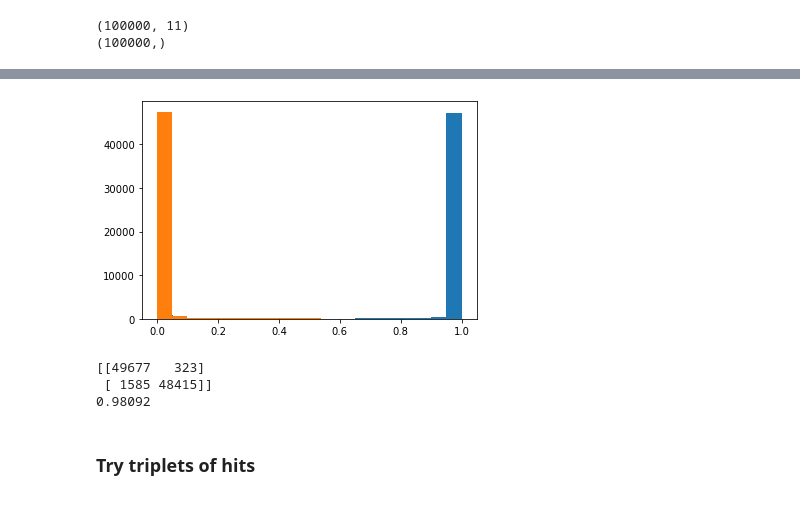
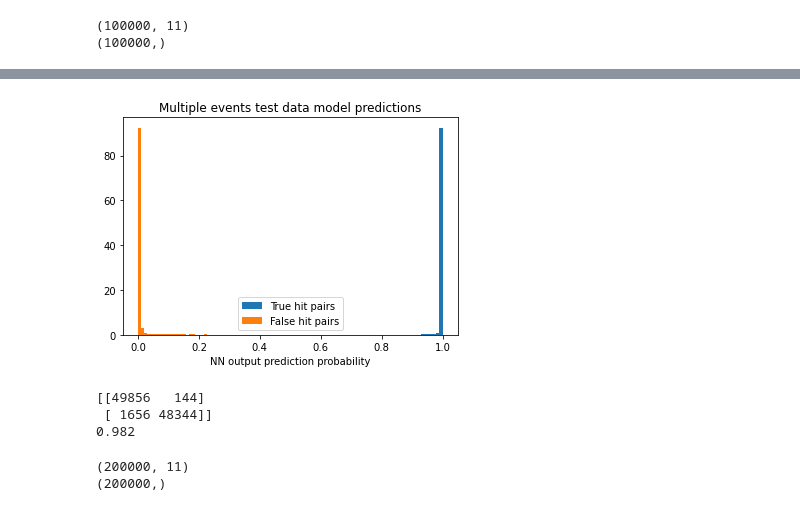
Before and after one commit to comrademarvin/TrackML-Particle-Tracking-Challenge, a Jupyter notebook: DS_TrackML_PTGJAK001.ipynb, the cells around one changed output, grey strips where cells are left out. Cells and saved outputs as stored; diff of their text form; code cells hidden in the pictures.

Commit message:
Final test and report writing

```diff
--- a/DS_TrackML_PTGJAK001.ipynb
+++ b/DS_TrackML_PTGJAK001.ipynb
@@ -561,0 +623,4 @@ model_mult_saved = keras.models.load_model("model_mult")
+# %%
+X_test_single, y_test_single = X_y_train_construct(hit_pairs_test, hits_test, cells_arr_test, value_arr_test)
+print(X_test_single.shape)
+print(y_test_single.shape)
@@ -561,0 +630,2 @@ model_mult_saved = keras.models.load_model("model_mult")
+# %%
+pred_test_single = model_mult.predict(X_test_single)
@@ -562,10 +671,11 @@ model_mult_saved = keras.models.load_model("model_mult")
 # %%
-# test with multiple events
+# Now test with multiple events (events 50-55)
 N_hits_event = 10000
-X_test, y_test = multiple_events_brute(5,N_hits_event,50)
+X_test_50, y_test_50 = multiple_events_brute(5,N_hits_event,50)
 # %% [output]
 (100000, 11)
 (100000,)
 # %%
-pred_test_mult = model_mult_saved.predict(X_test)
+pred_test_mult = model_mult.predict(X_test_50)
+#pred_test_mult = model_mult_saved.predict(X_test_50)
 # %% [output]
@@ -573,36 +683,37 @@ pred_test_mult = model_mult_saved.predict(X_test)
 # %%
 # plot distribution of predictions
-N_pred = len(y_test)
-pred_true = np.empty(int(N_pred/2), dtype=float)
-pred_false = np.empty(int(N_pred/2), dtype=float)
+N_pred_test_mult = len(y_test_50)
+pred_true_test_mult = np.empty(int(N_pred_test_mult/2), dtype=float)
+pred_false_test_mult = np.empty(int(N_pred_test_mult/2), dtype=float)
 true_counter = 0
 false_counter = 0
 
-for pred in range(N_pred):
-    if (y_test[pred] == True):
-        pred_true[true_counter] = pred_test_mult[pred]
+for pred in range(N_pred_test_mult):
+    if (y_test_50[pred] == True):
+        pred_true_test_mult[true_counter] = pred_test_mult[pred]
         true_counter += 1
     else:
-        pred_false[false_counter] = pred_test_mult[pred]
+        pred_false_test_mult[false_counter] = pred_test_mult[pred]
         false_counter += 1
 
 
-plt.hist(pred_true, bins=20)
-plt.hist(pred_false, bins=20)
+plt.hist(pred_true_test_mult, bins=100, density=True, label="True hit pairs")
+plt.hist(pred_false_test_mult, bins=100, density=True, label="False hit pairs")
+plt.xlabel("NN output prediction probability")
+plt.title("Multiple events test data model predictions")
+plt.legend()
 plt.show()
 # %% [output]
-[figure, old version]
+[figure, new version]
 # %%
 pred_test_confusion = (pred_test_mult > 0.5)
 
-confusion_test = metrics.confusion_matrix(y_test, pred_test_confusion)
-accuracy_test = metrics.accuracy_score(y_test, pred_test_confusion)
+confusion_test = metrics.confusion_matrix(y_test_50, pred_test_confusion)
+accuracy_test = metrics.accuracy_score(y_test_50, pred_test_confusion)
 
 print(confusion_test)
 print(accuracy_test)
 # %% [output]
-[[49677   323]
- [ 1585 48415]]
-0.98092
+[[49856   144]
+ [ 1656 48344]]
+0.982
-# %% [markdown]
-### Try triplets of hits
@@ -611,0 +720,7 @@ def brute_dataset_triplets():
+# %%
+# Now test with multiple events (events 60-70)
+N_hits_event = 10000
+X_test_60, y_test_60 = multiple_events_brute(10,N_hits_event,60)
+# %% [output]
+(200000, 11)
+(200000,)
```
Also changed, not shown: parts of 35 cells of this notebook, 1 other file.
